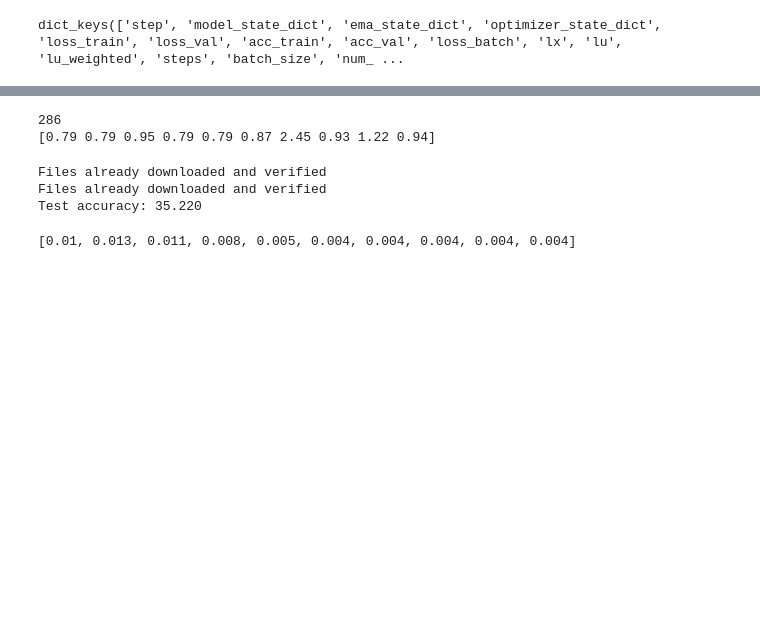
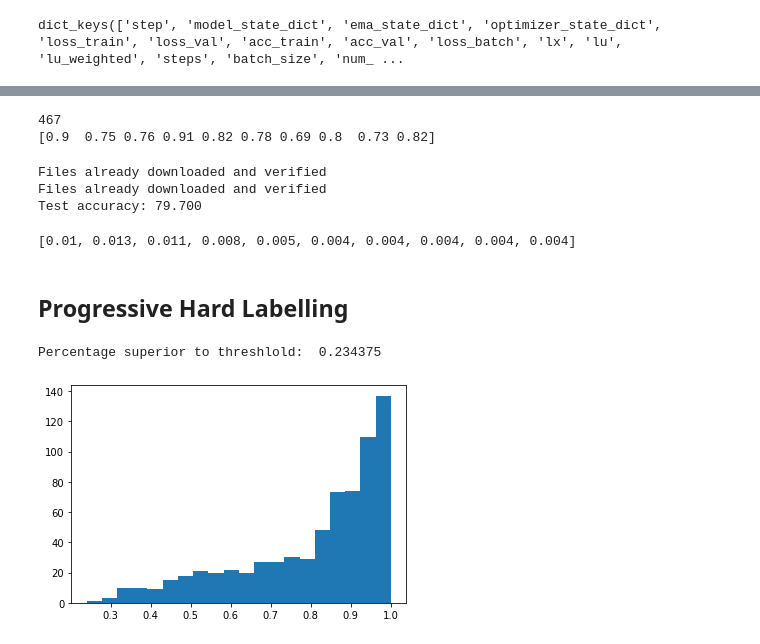
Before and after one commit to Morales97/MixMatch_and_Beyond, a Jupyter notebook: notebooks/load_model.ipynb, the cells around one changed output, grey strips where cells are left out. Cells and saved outputs as stored; diff of their text form; code cells hidden in the pictures; blank space fills up the shorter version.

```diff
--- a/notebooks/load_model.ipynb
+++ b/notebooks/load_model.ipynb
@@ -11,10 +11,10 @@ import torch.nn as nn
 import numpy as np
 import matplotlib.pyplot as plt
 # %%
-model_name = '250_lbl_unlearns_3.pt'
+model_name = '250_lbl_81_acc.pt'
 saved_model = torch.load(f'../models/saved_models/{model_name}', map_location=torch.device('cpu'))
 
-model = WideResNet(depth=28, k=2, n_out=10, bias=True)
+model = WideResNet(depth=28, k=2, n_out=10, bias=False)
 model.load_state_dict(saved_model['model_state_dict'])
 
 # optim = ...
@@ -58,10 +58,10 @@ plot_losses(loss_batch[idx1:idx2], lx[idx1:idx2], lu[idx1:idx2], lu_weighted[idx
-# %%
-id = np.argmax(lx[9500:10000])
-print(id)
-print(np.round(lx[9780:9790],2))
-# %% [output]
-286
-[0.79 0.79 0.95 0.79 0.79 0.87 2.45 0.93 1.22 0.94]
+# %%
+id = np.argmax(lx[9500:10000])
+print(id)
+print(np.round(lx[9780:9790],2))
+# %% [output]
+467
+[0.9  0.75 0.76 0.91 0.82 0.78 0.69 0.8  0.73 0.82]
 # %%
 def evaluate(dataloader):
     criterion = nn.CrossEntropyLoss()
@@ -85,7 +85,7 @@ print("Test accuracy: %.3f" % (test_acc))
 # %% [output]
 Files already downloaded and verified
 Files already downloaded and verified
-Test accuracy: 35.220
+Test accuracy: 79.700
 # %%
 loss_list = []
 for i in range(10):
@@ -93,3 +93,26 @@ for i in range(10):
 print(loss_list)
 # %% [output]
 [0.01, 0.013, 0.011, 0.008, 0.005, 0.004, 0.004, 0.004, 0.004, 0.004]
+# %% [markdown]
+## Progressive Hard Labelling
+# %%
+_, unlbl_loader, _, _ = get_dataloaders_ssl(path='../data', batch_size=64, num_labeled=250)
+# %%
+unlbl_batch = iter(unlbl_loader).next()[0]
+
+p_out = torch.softmax(model(unlbl_batch), dim=1)
+p_out = np.round(p_out.detach().numpy(),2)
+p_out_max = np.amax(p_out, axis=1)
+for _ in range(10):
+    unlbl_batch = iter(unlbl_loader).next()[0]
+
+    p_out = torch.softmax(model(unlbl_batch), dim=1)
+    p_out = np.round(p_out.detach().numpy(),2)
+    p_out_max2 = np.amax(p_out, axis=1)
+    p_out_max = np.concatenate((p_out_max, p_out_max2))
+# %%
+plt.hist(p_out_max, bins=20);
+print('Percentage superior to threshlold: ', str(np.sum(p_out_max>0.95) / p_out_max.shape[0]))
+# %% [output]
+Percentage superior to threshlold:  0.234375
+[figure, added]
```
Also changed, not shown: parts of 3 cells of this notebook, 2 other files.
